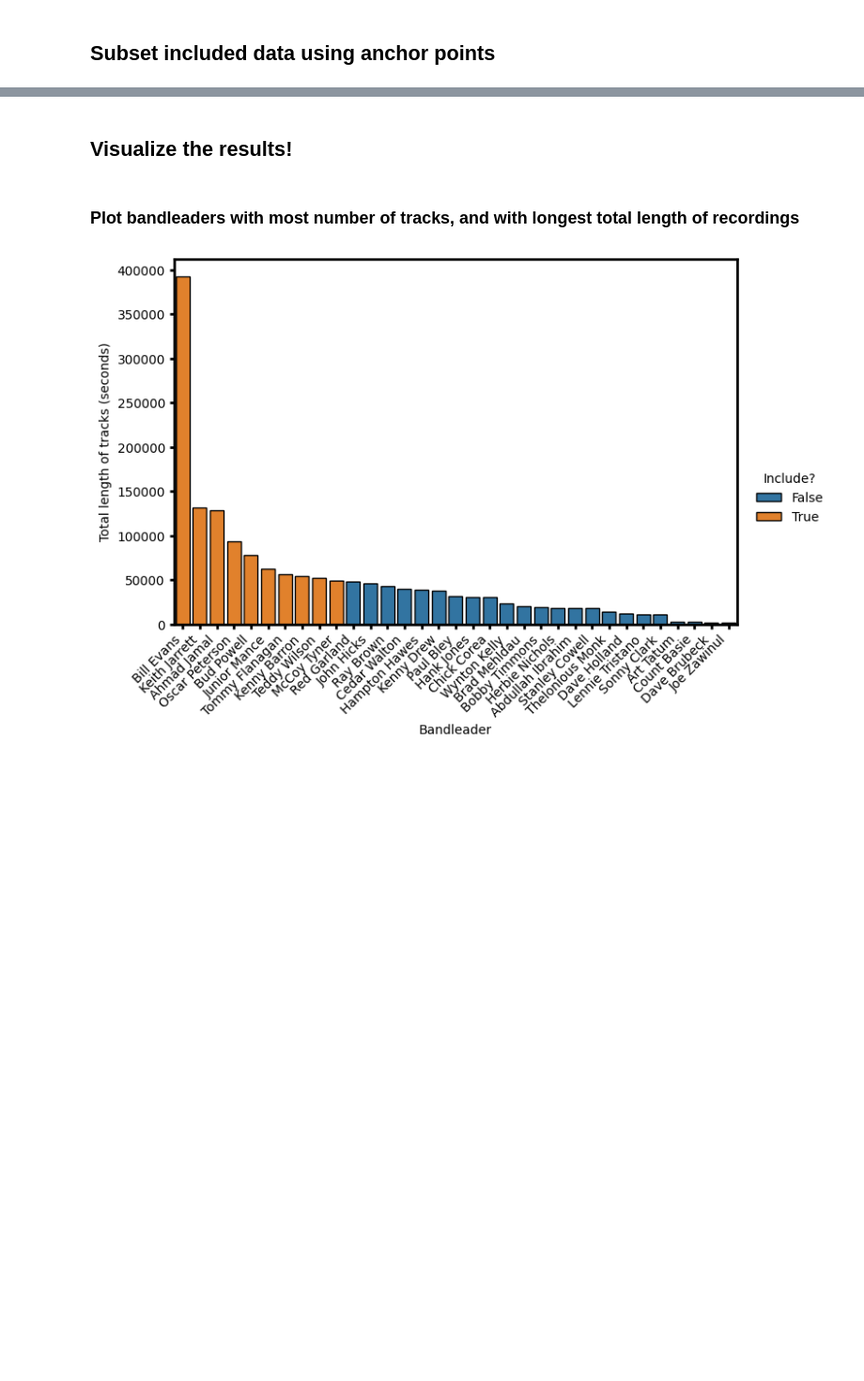
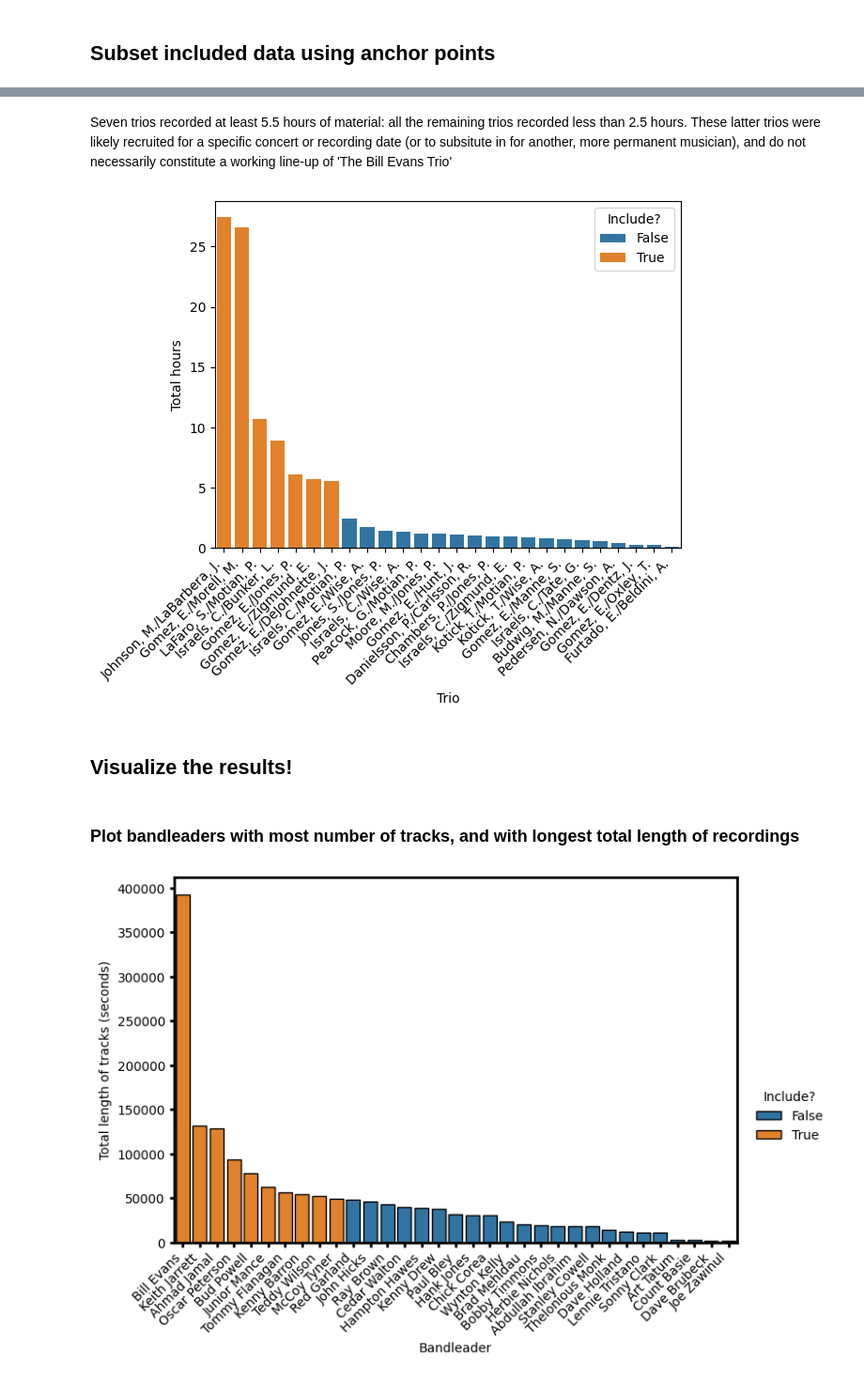
Before and after one commit to HuwCheston/Jazz-Trio-Database, a Jupyter notebook: notebooks/0.1-cheston-corpus-construction.ipynb, the cells around one changed output, grey strips where cells are left out. Shown: that part at 94% size. Cells and saved outputs as stored; diff of their text form; code cells hidden in the pictures; blank space fills up the shorter version.

```diff
--- a/notebooks/0.1-cheston-corpus-construction.ipynb
+++ b/notebooks/0.1-cheston-corpus-construction.ipynb
@@ -788,0 +803,2 @@ with pd.ExcelWriter(fp, engine='openpyxl') as writer:
+# %%
+include = pd.read_csv(fr'{autils.get_project_root()}\\references\corpus_construction\include_recordings.csv')
@@ -788,0 +826,6 @@ with pd.ExcelWriter(fp, engine='openpyxl') as writer:
+# %%
+include['recording_length_'] = include['recording_length'].astype(int).apply(lambda x: timedelta(milliseconds=x)).dt.total_seconds()
+include_trios = include[include['bandleader'] == 'Bill Evans'].groupby('trio').agg({'recording_length': 'sum'}).sort_values('recording_length', ascending=False).head(7).reset_index()['trio'].values
+small = include[include['bandleader'] == 'Bill Evans'].groupby('trio').agg({'recording_length_': 'sum'}).reset_index(drop=False)
+small['hours'] = small['recording_length_'] / 3600
+small.sort_values(by='hours', ascending=False)
@@ -789,3 +846,15 @@ with pd.ExcelWriter(fp, engine='openpyxl') as writer:
+# %% [markdown]
+Seven trios recorded at least 5.5 hours of material: all the remaining trios recorded less than 2.5 hours. These latter trios were likely recruited for a specific concert or recording date (or to subsitute in for another, more permanent musician), and do not necessarily constitute a working line-up of 'The Bill Evans Trio'
+# %%
+d = small.sort_values(by='hours', ascending=False)
+d['trio'] = d['trio'].str.replace('Evans, B./', '')
+d['include_'] = d['hours'] > 5
+g = sns.barplot(data=d, x='trio', y='hours', hue='include_', dodge=False)
+g.set_xticks(g.get_xticks(), g.get_xticklabels(), rotation=45, ha='right')
+g.set(xlabel='Trio', ylabel='Total hours')
+g.get_legend().set_title('Include?')
+# %% [output]
+[figure, added]
 # %% [markdown]
 ## Visualize the results!
 # %% [markdown]
```
Also changed, not shown: parts of 12 cells of this notebook, 4 other files.
